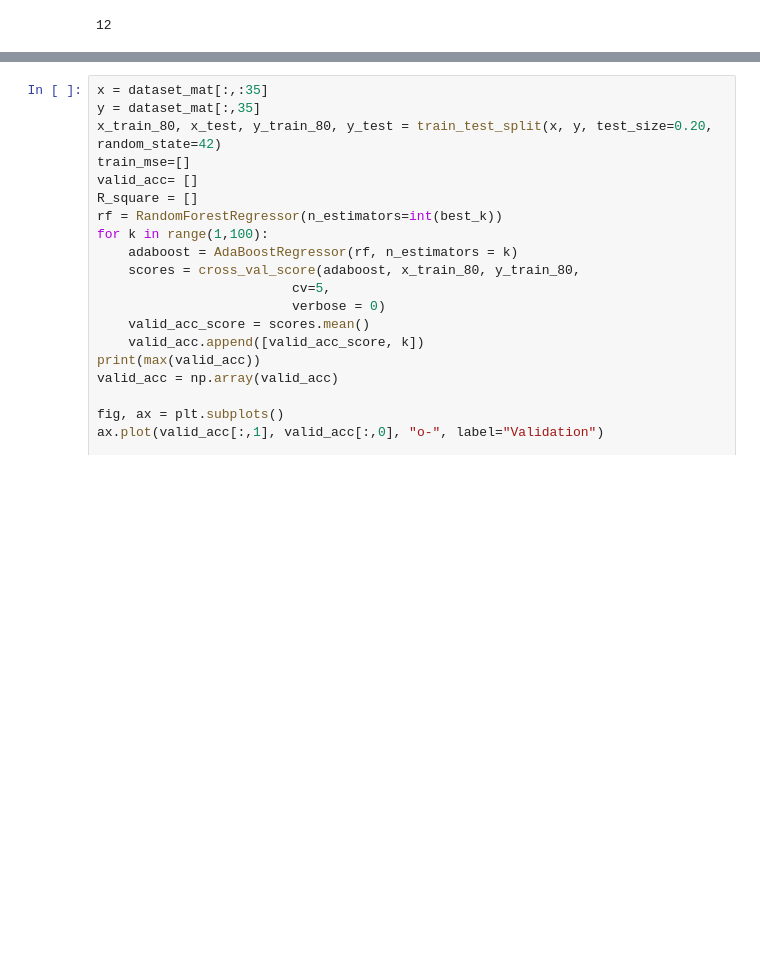
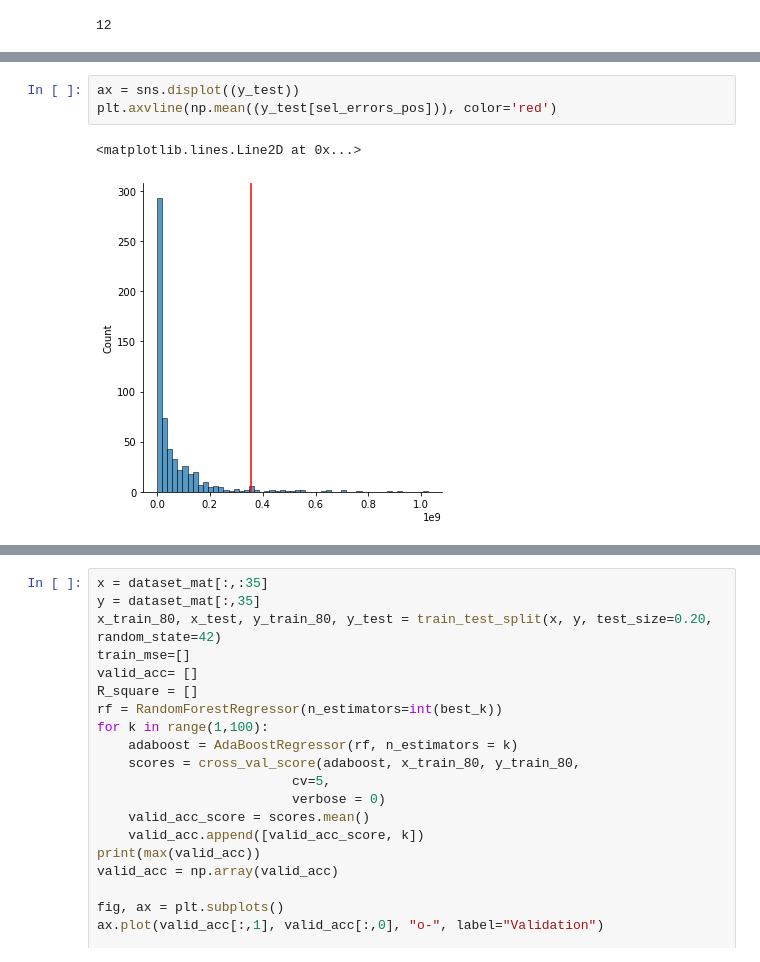
Before and after one commit to giacomobais/Data-WebMining, a Jupyter notebook: Progetto.ipynb, the cells around one changed output, grey strips where cells are left out. Drawn from its saved outputs; the diff is of its cells as text; blank space fills up the shorter version.

```diff
--- a/Progetto.ipynb
+++ b/Progetto.ipynb
@@ -1730,3 +1776,9 @@ problematic_movies = x_test[sel_errors_post:]
+# %%
+ax = sns.displot((y_test))
+plt.axvline(np.mean((y_test[sel_errors_pos])), color='red')
+# %% [output]
+<matplotlib.lines.Line2D at 0x...>
+[figure, added]
 # %%
 #boosting
 x = dataset_mat[:,:35]
```
Also changed, not shown: parts of 5 cells of this notebook.
